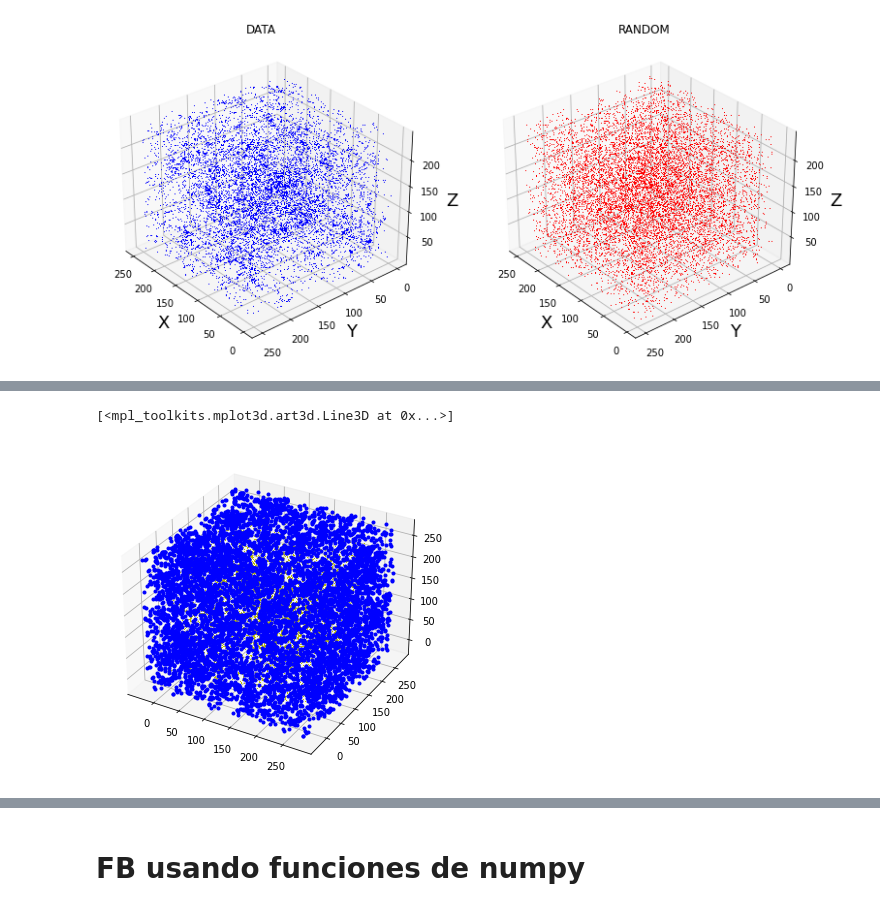
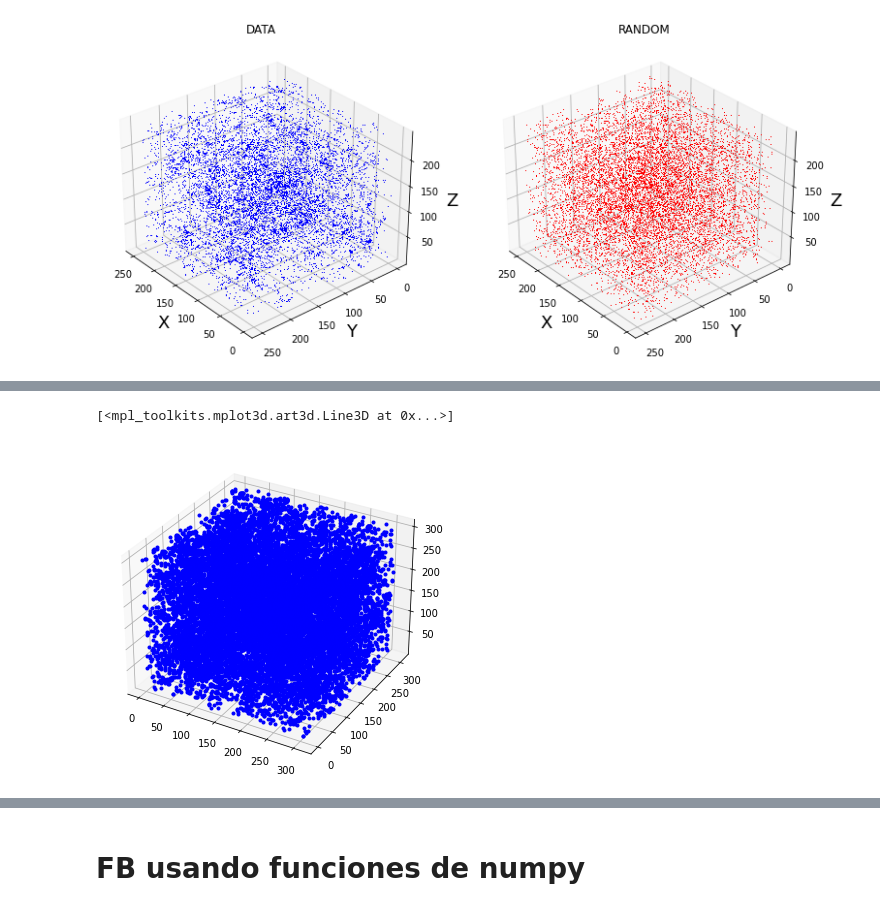
Before and after one commit to Oscar2401/funcion_correlacion, a Jupyter notebook: pythons/Pruebas_jupiter/Fuerza_bruta.ipynb, the cells around one changed output, grey strips where cells are left out. Saved outputs shown, nothing was run; the diff lists cells and outputs as text; code cells hidden in the pictures.

```diff
--- a/pythons/Pruebas_jupiter/Fuerza_bruta.ipynb
+++ b/pythons/Pruebas_jupiter/Fuerza_bruta.ipynb
@@ -136,2 +138,2 @@ ext = np.concatenate(ext)
 # %%
-dat_f = np.concatenate([ext,dat])
+dat_f = np.unique(np.concatenate([ext,dat]) +30 , axis=0)
@@ -148,14 +140,14 @@ array([[262.946598, 177.990753,   1.897278],
 # %%
 fig = plt.figure(figsize=(13,6))
 
 ax = fig.add_subplot(1, 2, 1, projection='3d')
-ax.plot3D(dat[:,0],dat[:,1],dat[:,2],',y')
-ax.plot3D(ext[:,0],ext[:,1],ext[:,2],'.b')
-#ax.plot3D(dat_f[:,0],dat_f[:,1],dat_f[:,2],'.b')
+#ax.plot3D(dat[:,0],dat[:,1],dat[:,2],',y')
+#ax.plot3D(ext[:,0],ext[:,1],ext[:,2],'.b')
+ax.plot3D(dat_f[:,0],dat_f[:,1],dat_f[:,2],'.b')
 #ax.view_init(270, 0)
 # %% [output]
 [<mpl_toolkits.mplot3d.art3d.Line3D at 0x...>]
-[figure, old version]
+[figure, new version]
 # %%
 data = ran
 
```
Also changed, not shown: parts of 9 cells of this notebook, 6 other files.
